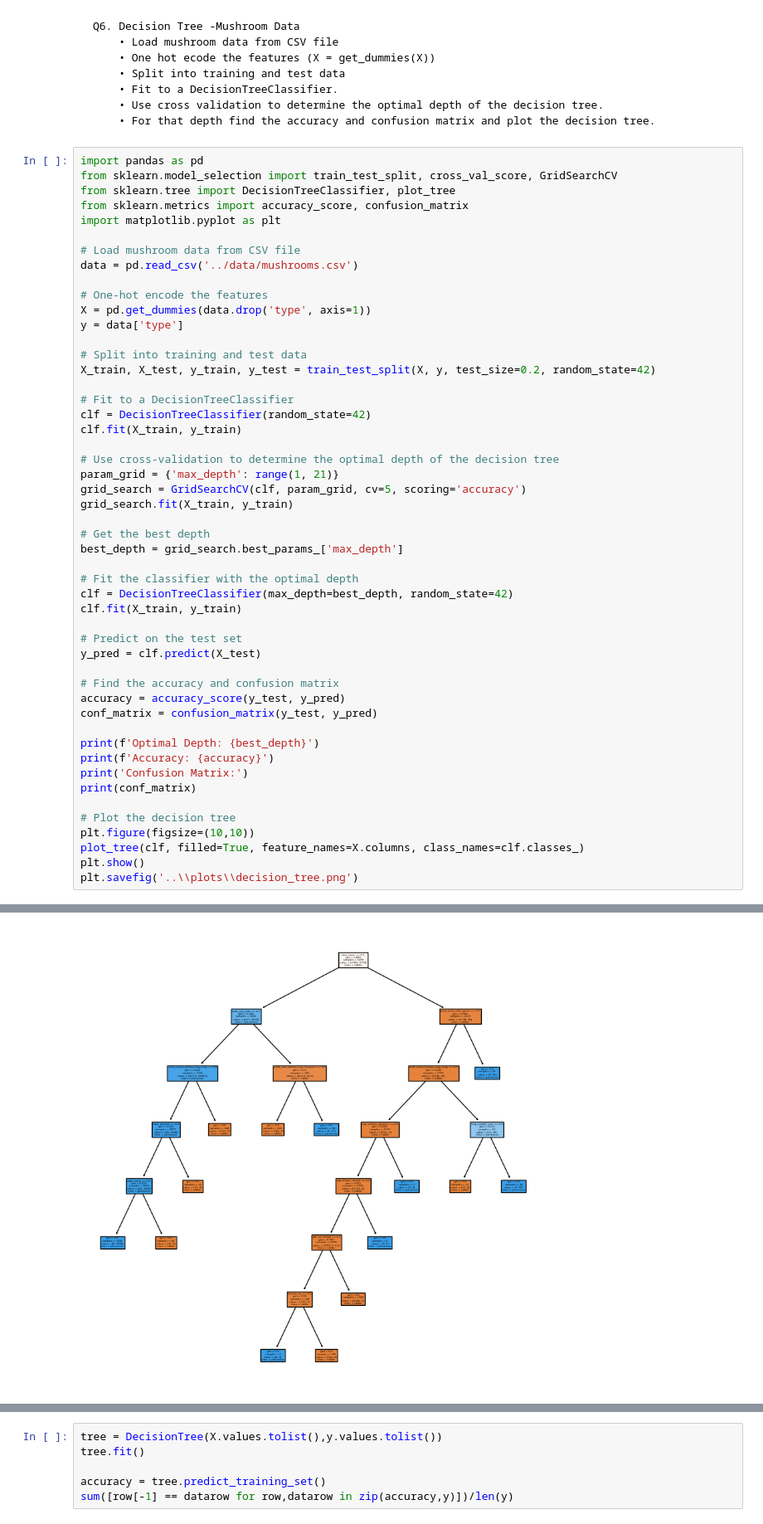
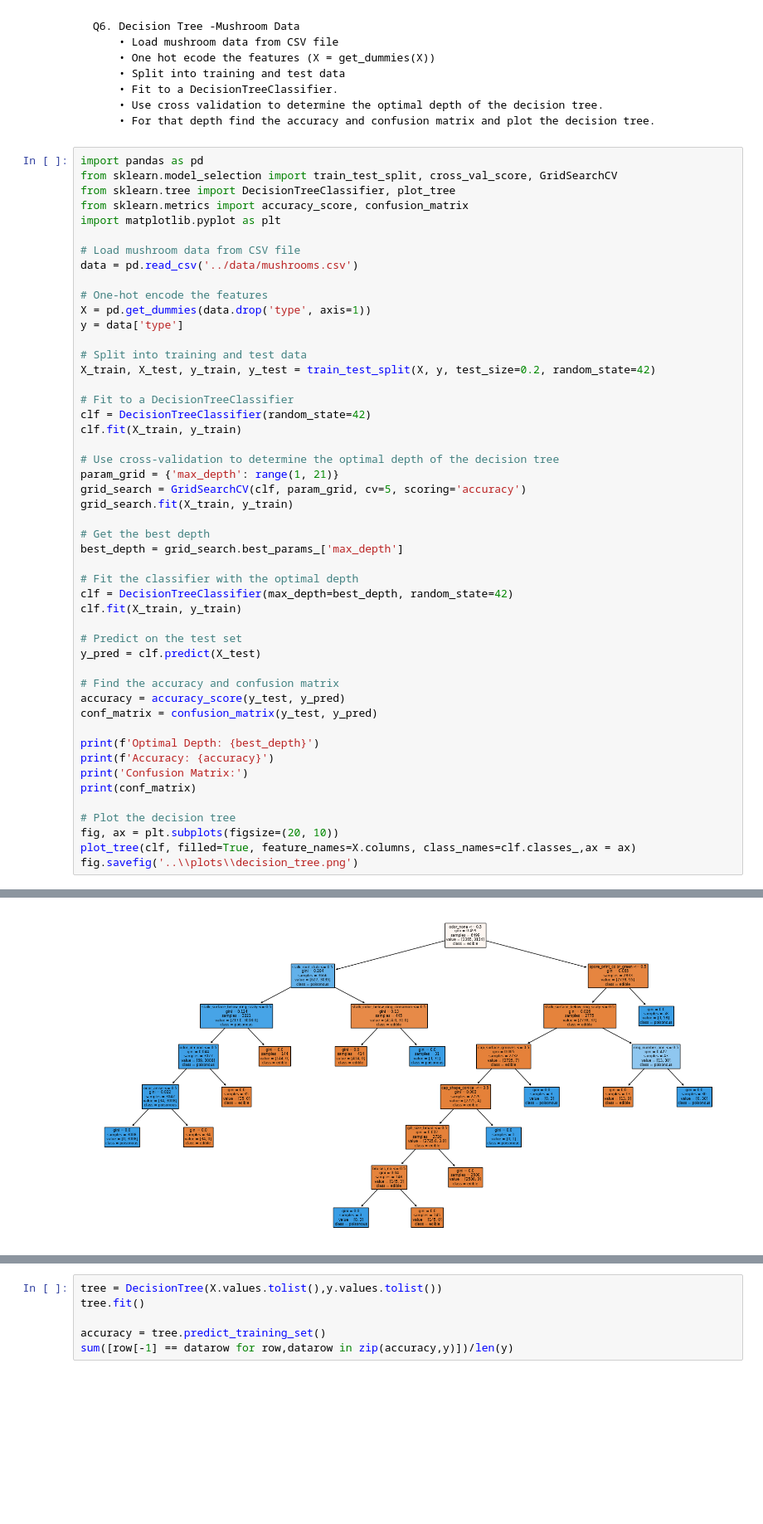
Before and after one commit to Andrewnolan13/ML, a Jupyter notebook: notebooks/decisiontree.ipynb, the cells around one changed output, grey strips where cells are left out. Shown at 83% size. Cells and saved outputs as stored; diff of their text form; blank space fills up the shorter version.

```diff
--- a/notebooks/decisiontree.ipynb
+++ b/notebooks/decisiontree.ipynb
@@ -453,35 +453,34 @@ clf.fit(X_train, y_train)
 param_grid = {'max_depth': range(1, 21)}
 grid_search = GridSearchCV(clf, param_grid, cv=5, scoring='accuracy')
 grid_search.fit(X_train, y_train)
 
 # Get the best depth
 best_depth = grid_search.best_params_['max_depth']
 
 # Fit the classifier with the optimal depth
 clf = DecisionTreeClassifier(max_depth=best_depth, random_state=42)
 clf.fit(X_train, y_train)
 
 # Predict on the test set
 y_pred = clf.predict(X_test)
 
 # Find the accuracy and confusion matrix
 accuracy = accuracy_score(y_test, y_pred)
 conf_matrix = confusion_matrix(y_test, y_pred)
 
 print(f'Optimal Depth: {best_depth}')
 print(f'Accuracy: {accuracy}')
 print('Confusion Matrix:')
 print(conf_matrix)
 
 # Plot the decision tree
-plt.figure(figsize=(10,10))
-plot_tree(clf, filled=True, feature_names=X.columns, class_names=clf.classes_)
-plt.show()
-plt.savefig('..\\plots\\decision_tree.png')
+fig, ax = plt.subplots(figsize=(20, 10))
+plot_tree(clf, filled=True, feature_names=X.columns, class_names=clf.classes_,ax = ax)
+fig.savefig('..\\plots\\decision_tree.png')
 # %% [output]
 Optimal Depth: 9
 Accuracy: 1.0
 Confusion Matrix:
 [[843   0]
  [  0 782]]
-[figure, old version]
+[figure, new version]
```
Also changed, not shown: parts of 7 cells of this notebook, 2 other files.
